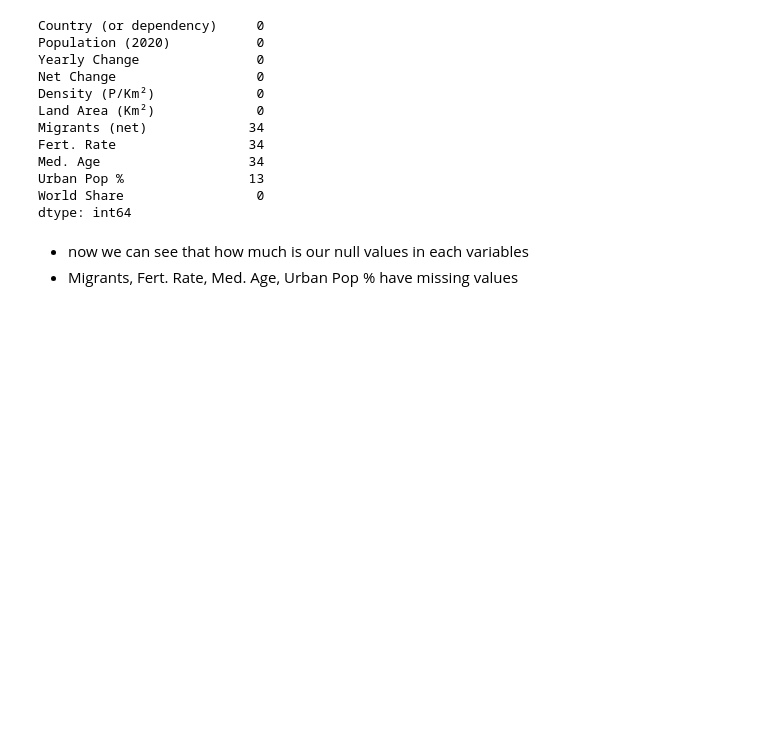
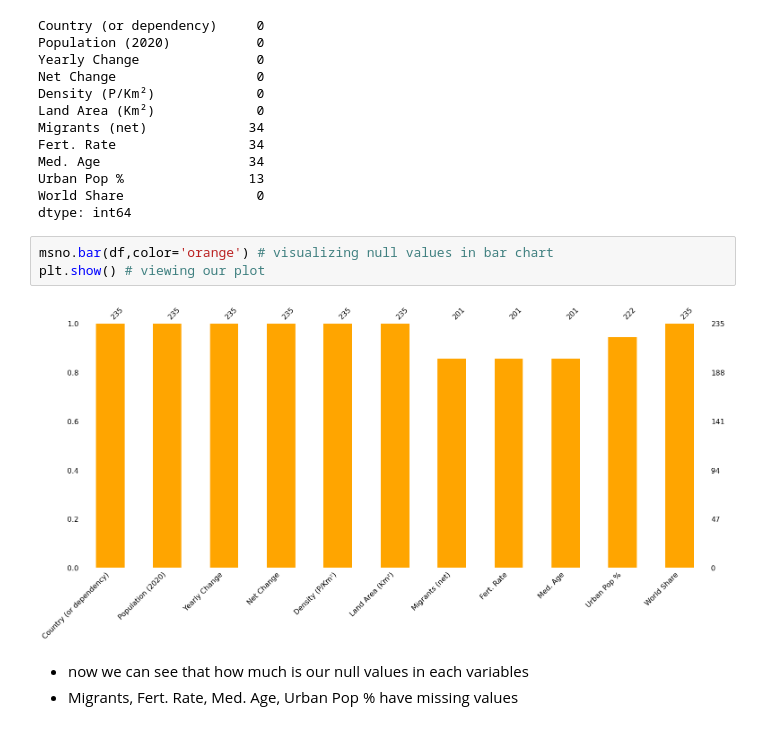
Before and after one commit to MdAliRaza/Web_Scarpping, a Jupyter notebook: Web_Scrapping.ipynb, the cells around one changed output. Saved outputs shown, nothing was run; the diff lists cells and outputs as text; blank space fills up the shorter version.

```diff
--- a/Web_Scrapping.ipynb
+++ b/Web_Scrapping.ipynb
@@ -188,6 +189,11 @@ Med. Age                   34
 Urban Pop %                13
 World Share                 0
 dtype: int64
+# %%
+msno.bar(df,color='orange') # visualizing null values in bar chart
+plt.show() # viewing our plot
+# %% [output]
+[figure, added]
 # %% [markdown]
 - now we can see that how much is our null values in each variables
 - Migrants, Fert. Rate, Med. Age, Urban Pop % have missing values
```
Also changed, not shown: parts of 1 cell of this notebook.
